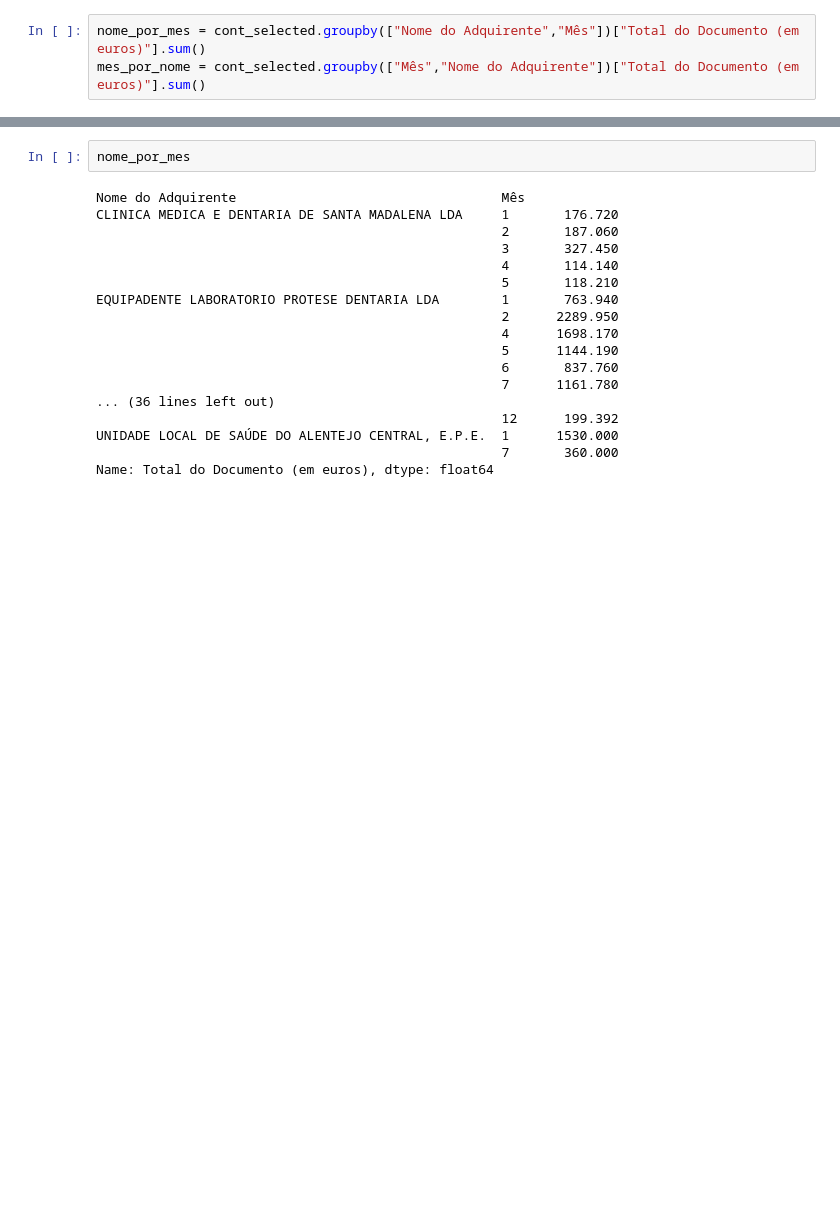
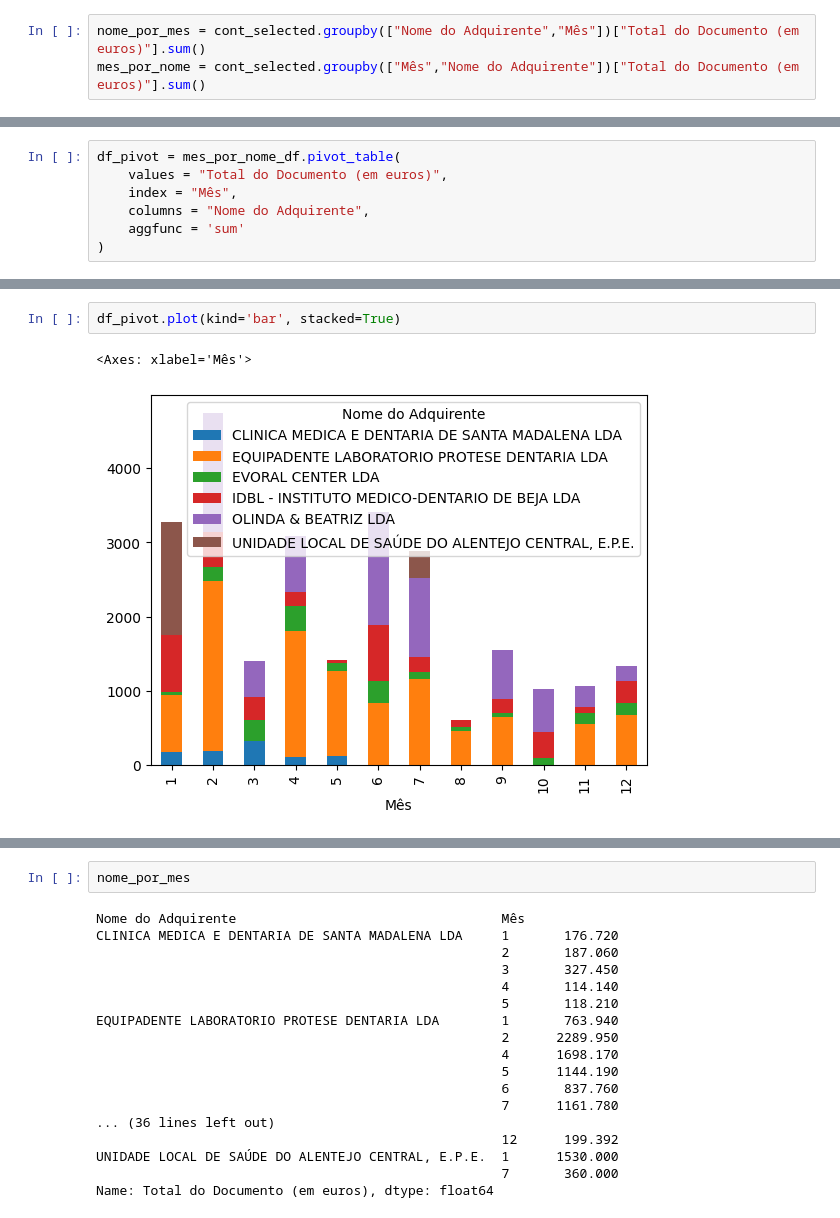
Before and after one commit to andrebarros6/financas, a Jupyter notebook: financas.ipynb, the cells around one changed output, grey strips where cells are left out. Cells and saved outputs as stored; diff of their text form; blank space fills up the shorter version.

```diff
--- a/financas.ipynb
+++ b/financas.ipynb
@@ -155,0 +170,7 @@ Name: Total do Documento (em euros), dtype: float64
+# %%
+df_pivot = mes_por_nome_df.pivot_table(
+    values = "Total do Documento (em euros)",
+    index = "Mês",
+    columns = "Nome do Adquirente",
+    aggfunc = 'sum'
+)
@@ -155,0 +194,5 @@ Name: Total do Documento (em euros), dtype: float64
+# %%
+df_pivot.plot(kind='bar', stacked=True)
+# %% [output]
+<Axes: xlabel='Mês'>
+[figure, added]
```
Also changed, not shown: parts of 6 cells of this notebook.
